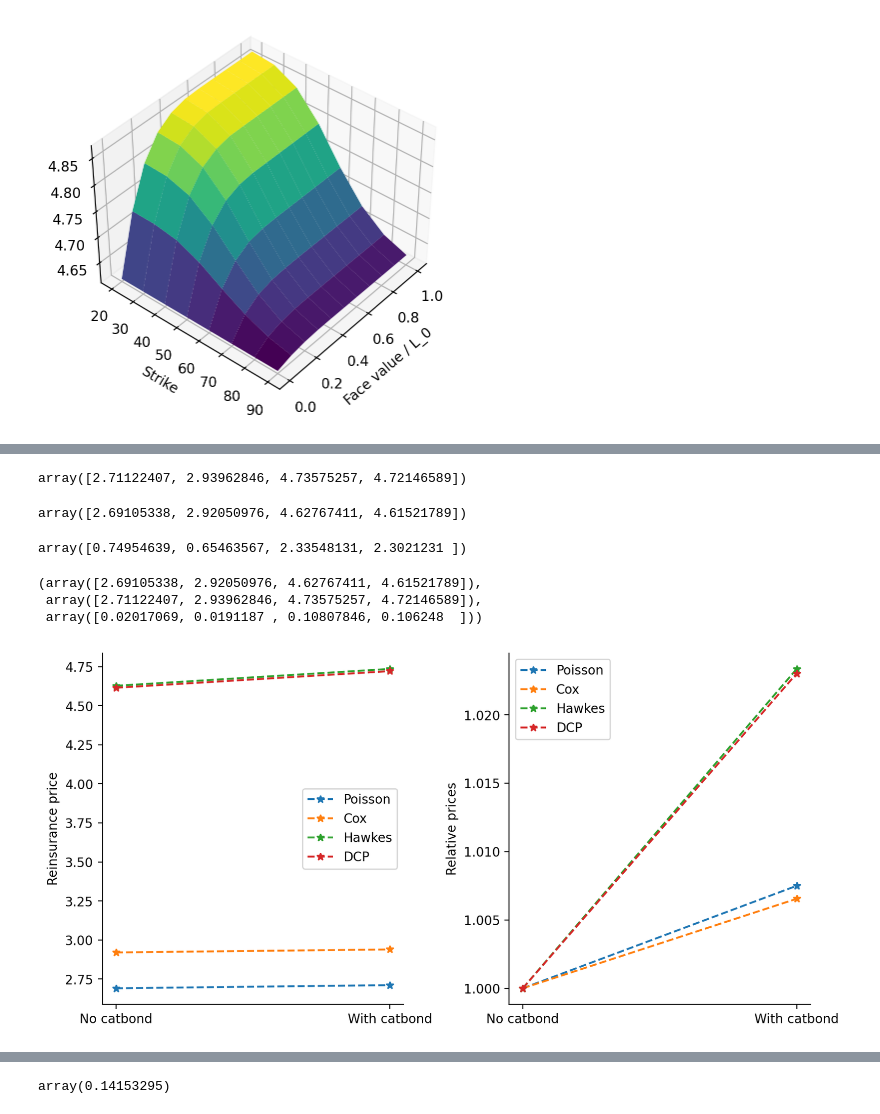
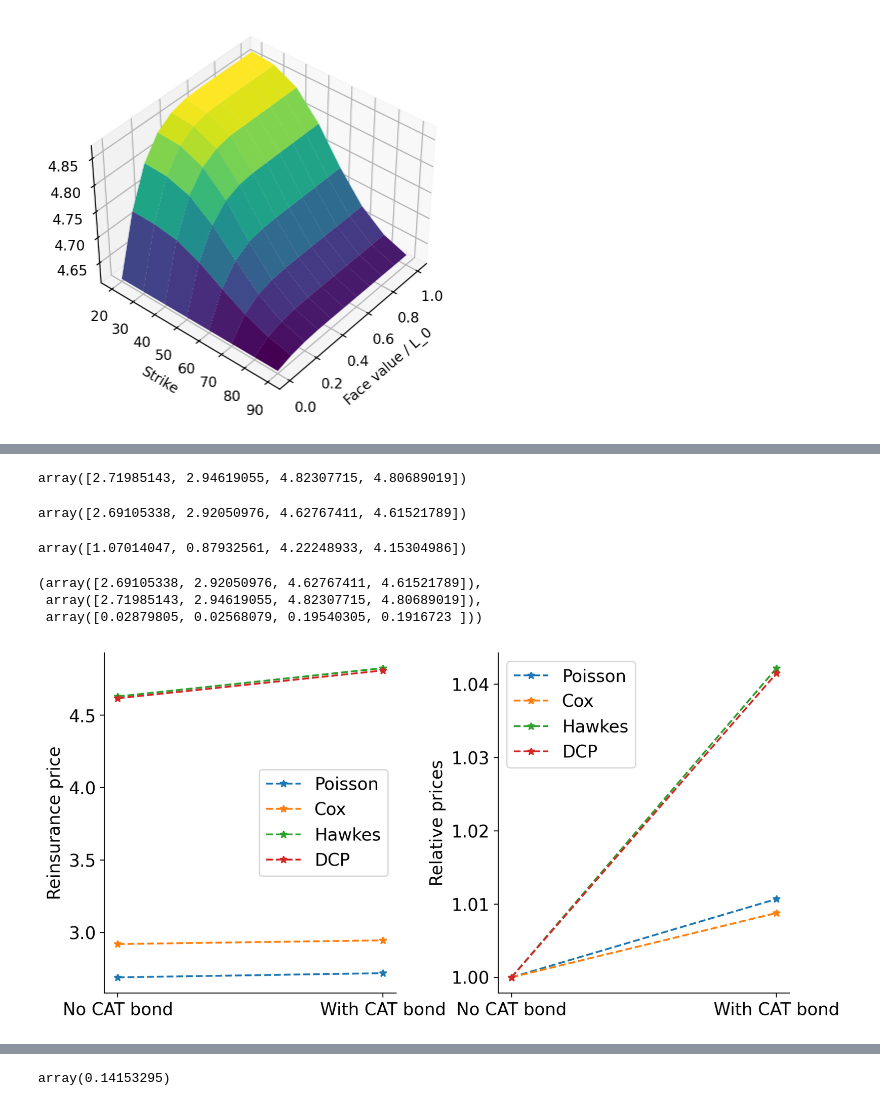
Before and after one commit to Pat-Laub/catastrophe-reinsurance-pricing-compound-point-process, a Jupyter notebook: notebooks/test_catbond.ipynb, the cells around one changed output, grey strips where cells are left out. Saved outputs shown, nothing was run; the diff lists cells and outputs as text; code cells hidden in the pictures.

Commit message:
Submitted version (after adjusting some plots)

```diff
--- a/notebooks/test_catbond.ipynb
+++ b/notebooks/test_catbond.ipynb
@@ -159,8 +159,8 @@ for i in (0, 3):
     # Rotate the plot 40 degrees
     ax.view_init(40, 40)
 
-    ax.set_xlabel("Face value / L_0")
-    ax.set_ylabel("Strike")
+    ax.set_xlabel("Face value / L")
+    ax.set_ylabel("Trigger")
 
     ax.set_title("Poisson" if i == 0 else "DCP")
 
@@ -187,8 +187,8 @@ for i in (1, 2):
     # Rotate the plot 40 degrees
     ax.view_init(40, 40)
 
-    ax.set_xlabel("Face value / L_0")
-    ax.set_ylabel("Strike")
+    ax.set_xlabel("Face value / L")
+    ax.set_ylabel("Trigger")
 
     ax.set_title("Cox" if i == 1 else "Hawkes")
 
@@ -219,7 +219,7 @@ safe_prices = reinsurance_prices(
     markup,
     catbond=True,
     K=40.0,
-    F=10.0,
+    F=25.0,
 )
 
 risky_prices = reinsurance_prices(
@@ -250,7 +250,7 @@ Wall time: 532 ms
 # %%
 safe_prices
 # %% [output]
-array([2.71122407, 2.93962846, 4.73575257, 4.72146589])
+array([2.71985143, 2.94619055, 4.82307715, 4.80689019])
 # %%
 risky_prices
 # %% [output]
@@ -258,13 +258,13 @@ array([2.69105338, 2.92050976, 4.62767411, 4.61521789])
 # %%
 catbond_premium / risky_prices * 100
 # %% [output]
-array([0.74954639, 0.65463567, 2.33548131, 2.3021231 ])
+array([1.07014047, 0.87932561, 4.22248933, 4.15304986])
 # %%
 risky_prices, safe_prices, catbond_premium
 # %% [output]
 (array([2.69105338, 2.92050976, 4.62767411, 4.61521789]),
- array([2.71122407, 2.93962846, 4.73575257, 4.72146589]),
- array([0.02017069, 0.0191187 , 0.10807846, 0.106248  ]))
+ array([2.71985143, 2.94619055, 4.82307715, 4.80689019]),
+ array([0.02879805, 0.02568079, 0.19540305, 0.1916723 ]))
 # %%
 # Make a subplot with two square plots horizontally
 fig, ax = plt.subplots(1, 2, figsize=(10, 5))
@@ -280,40 +280,40 @@ ax[0].spines["right"].set_visible(False)
 
 # On ax[0], replace x axis ticks with "Without catastrophe bond", "With catastrophe bond" at 0 and 1
 ax[0].set_xticks([0, 1])
-ax[0].set_xticklabels(["No catbond", "With catbond"])
+ax[0].set_xticklabels(["No CAT bond", "With CAT bond"])
 
 ax[0].set_ylabel("Reinsurance price")
 
 for i in range(4):
     ax[1].plot(
         [0, 1],
         [risky_prices[i] / risky_prices[i], safe_prices[i] / risky_prices[i]],
         label=names[i],
         ls="--",
         marker="*",
     )
 ax[1].legend()
 
 # Remove top and right splines
 # ax = plt.gca()
 ax[1].spines["top"].set_visible(False)
 ax[1].spines["right"].set_visible(False)
 
 # On ax[0], replace x axis ticks with "Without catastrophe bond", "With catastrophe bond" at 0 and 1
 ax[1].set_xticks([0, 1])
-ax[1].set_xticklabels(["No catbond", "With catbond"])
+ax[1].set_xticklabels(["No CAT bond", "With CAT bond"])
 
 ax[1].set_ylabel("Relative prices")
 
 # Add some space between the two subfigures
 plt.subplots_adjust(wspace=0.35)
 
 # Increase the font sizes
 plt.rcParams.update({"font.size": 14})
 
-plt.savefig("reinsurance_prices_with_and_without_catbonds.png", dpi=300);
+plt.savefig("reinsurance_prices_with_and_without_catbonds.png", dpi=500,  bbox_inches="tight");
 # %% [output]
-[figure, old version]
+[figure, new version]
 # %%
 for i in range(4):
     plt.plot([0, 1], [risky_prices[i] / risky_prices[i], safe_prices[i] / risky_prices[i]], label=names[i], marker="*")
```
Also changed, not shown: parts of 4 cells of this notebook, 1 other file.
